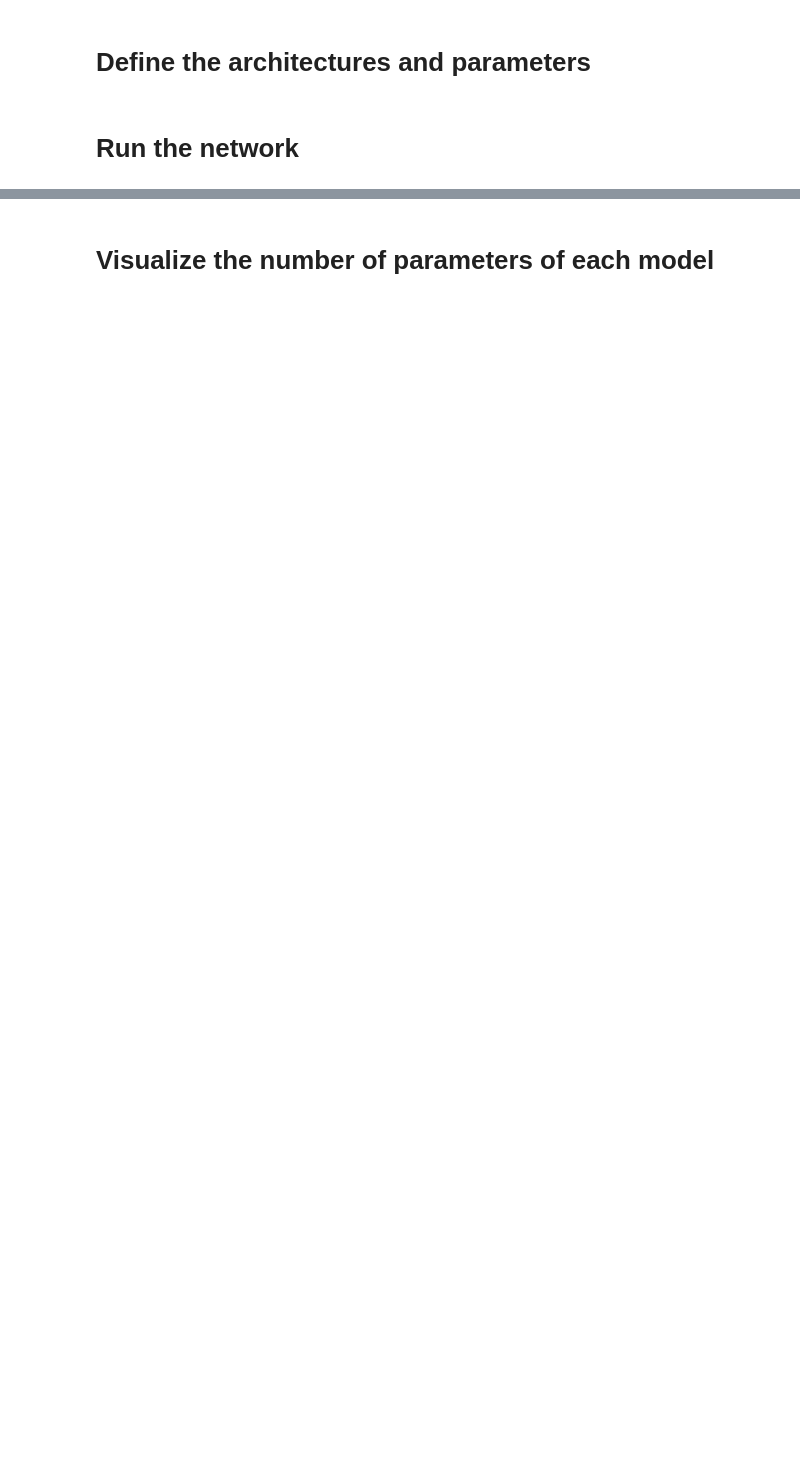
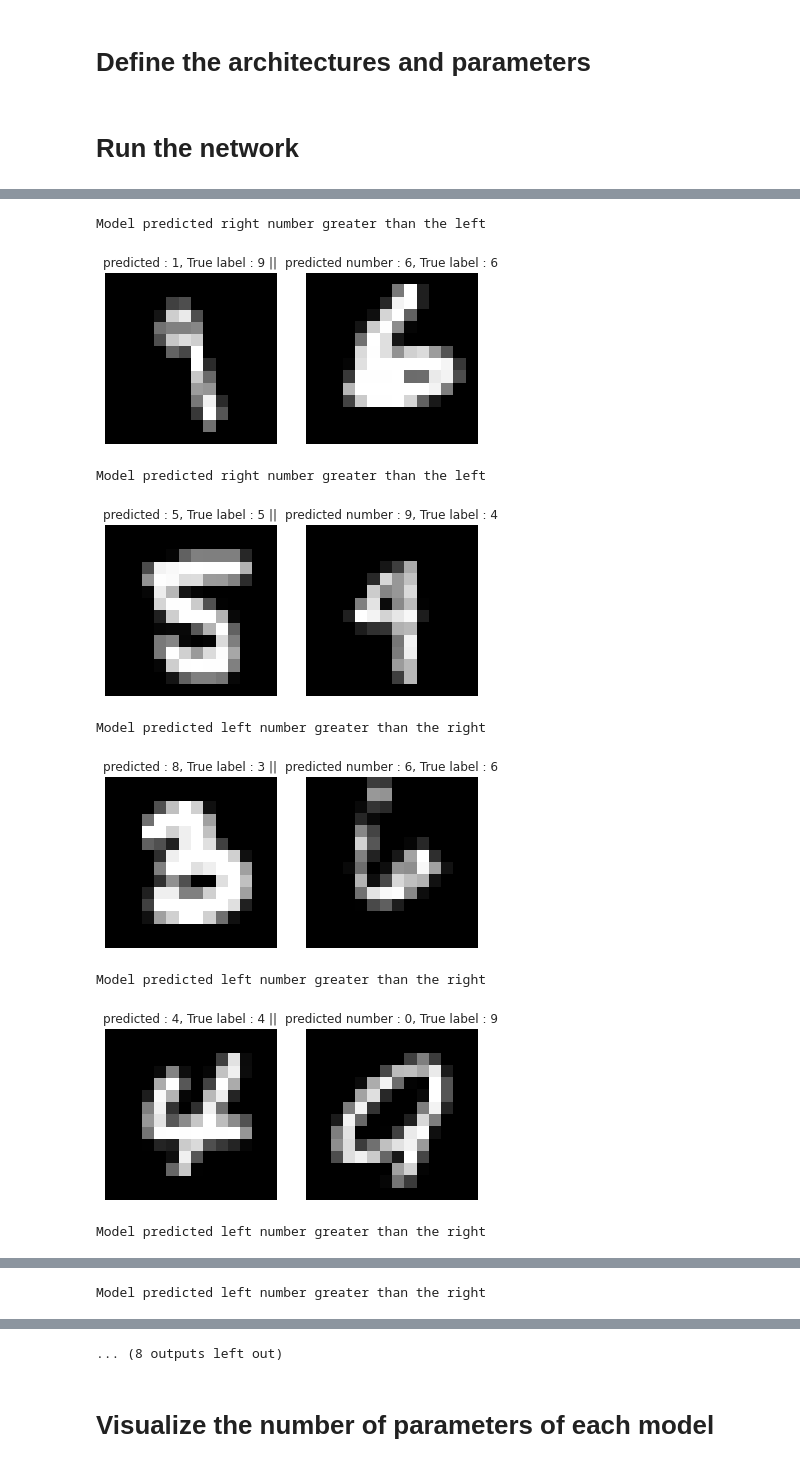
Before and after one commit to arnaudguibbert/Deep-learning-miniproject, a Jupyter notebook: Proj1/testers.ipynb, the cells around one changed output, grey strips where cells are left out. Saved outputs shown, nothing was run; the diff lists cells and outputs as text; code cells hidden in the pictures; blank space fills up the shorter version.

```diff
--- a/Proj1/testers.ipynb
+++ b/Proj1/testers.ipynb
@@ -21,7 +24,7 @@ architectures = [oO_Net]
 # List of the arguments for each architecture
 args = [[],[]]
 # Initialize the cross validation
-mytest = Cross_validation(architectures,args,epochs=25,steps=5,runs=5)
+mytest = Cross_validation(architectures,args,epochs=20,steps=4,runs=5)
 # %% [markdown]
 # Run the network
 # %%
@@ -29,4 +40,14 @@ mytest.run_all()
 # %%
 error_idx=5
-for error_idx in range(0,10):
+for error_idx in range(10,20):
     mytest.plot_errors(error_idx)
+# %% [output]
+Model predicted right number greater than the left
+[figure, added]
+Model predicted right number greater than the left
+[figure, added]
+Model predicted left number greater than the right
+[figure, added]
+Model predicted left number greater than the right
+[figure, added]
+Model predicted left number greater than the right
@@ -32,0 +55 @@ for error_idx in range(0,10):
+Model predicted left number greater than the right
@@ -33,3 +57,4 @@ for error_idx in range(0,10):
+... (8 outputs left out)
 # %% [markdown]
 # Visualize the number of parameters of each model
 # %%
```
Also changed, not shown: parts of 9 cells of this notebook, 2 other files.
